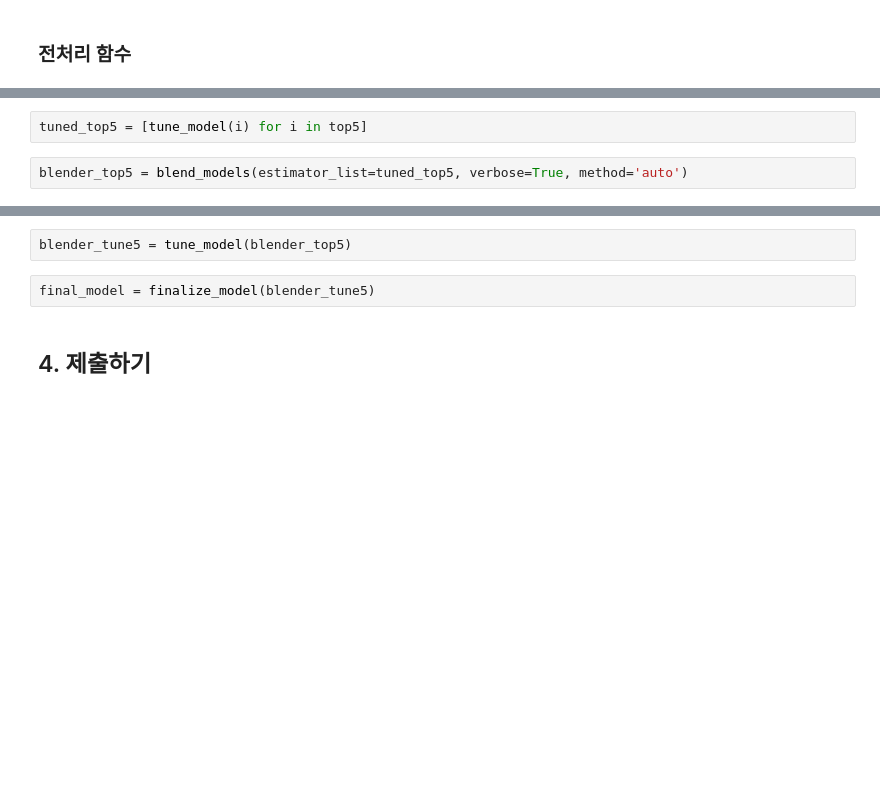
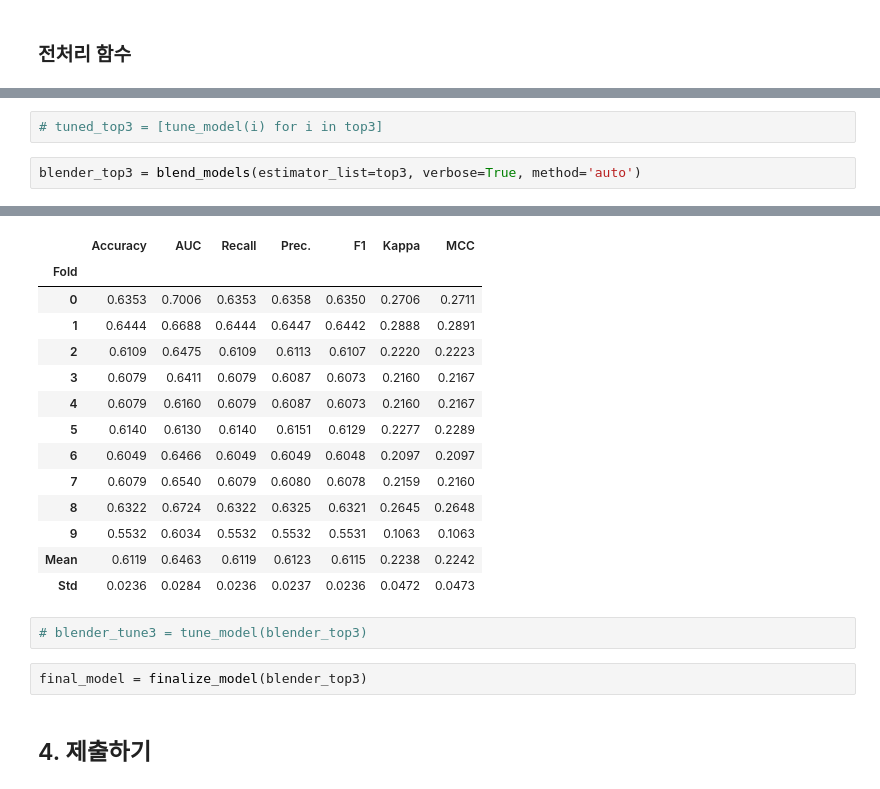
Before and after one commit to Jacob-9909/LG_aimers, a Jupyter notebook: lg_aimers_code.ipynb, the cells around one changed output, grey strips where cells are left out. Cells and saved outputs as stored; diff of their text form; blank space fills up the shorter version.

```diff
--- a/lg_aimers_code.ipynb
+++ b/lg_aimers_code.ipynb
@@ -311,4 +624,5 @@ top5 = compare_models(sort='F1', n_select=5, fold=5)
 # %%
-tuned_top5 = [tune_model(i) for i in top5]
+# tuned_top3 = [tune_model(i) for i in top3]
 # %%
-blender_top5 = blend_models(estimator_list=tuned_top5, verbose=True, method='auto')
+blender_top3 = blend_models(estimator_list=top3, verbose=True, method='auto')
+# %% [output]
@@ -315,7 +630,21 @@ blender_top5 = blend_models(estimator_list=tuned_top5, verbose=True, method='aut
+|  | Accuracy | AUC | Recall | Prec. | F1 | Kappa | MCC |
+| Fold |  |  |  |  |  |  |  |
+| 0 | 0.6353 | 0.7006 | 0.6353 | 0.6358 | 0.6350 | 0.2706 | 0.2711 |
+| 1 | 0.6444 | 0.6688 | 0.6444 | 0.6447 | 0.6442 | 0.2888 | 0.2891 |
+| 2 | 0.6109 | 0.6475 | 0.6109 | 0.6113 | 0.6107 | 0.2220 | 0.2223 |
+| 3 | 0.6079 | 0.6411 | 0.6079 | 0.6087 | 0.6073 | 0.2160 | 0.2167 |
+| 4 | 0.6079 | 0.6160 | 0.6079 | 0.6087 | 0.6073 | 0.2160 | 0.2167 |
+| 5 | 0.6140 | 0.6130 | 0.6140 | 0.6151 | 0.6129 | 0.2277 | 0.2289 |
+| 6 | 0.6049 | 0.6466 | 0.6049 | 0.6049 | 0.6048 | 0.2097 | 0.2097 |
+| 7 | 0.6079 | 0.6540 | 0.6079 | 0.6080 | 0.6078 | 0.2159 | 0.2160 |
+| 8 | 0.6322 | 0.6724 | 0.6322 | 0.6325 | 0.6321 | 0.2645 | 0.2648 |
+| 9 | 0.5532 | 0.6034 | 0.5532 | 0.5532 | 0.5531 | 0.1063 | 0.1063 |
+| Mean | 0.6119 | 0.6463 | 0.6119 | 0.6123 | 0.6115 | 0.2238 | 0.2242 |
+| Std | 0.0236 | 0.0284 | 0.0236 | 0.0237 | 0.0236 | 0.0472 | 0.0473 |
 # %%
-blender_tune5 = tune_model(blender_top5)
+# blender_tune3 = tune_model(blender_top3)
 # %%
-final_model = finalize_model(blender_tune5)
+final_model = finalize_model(blender_top3)
 # %% [markdown]
 ## 4. 제출하기
 # %% [markdown]
```
Also changed, not shown: parts of 33 cells of this notebook.
